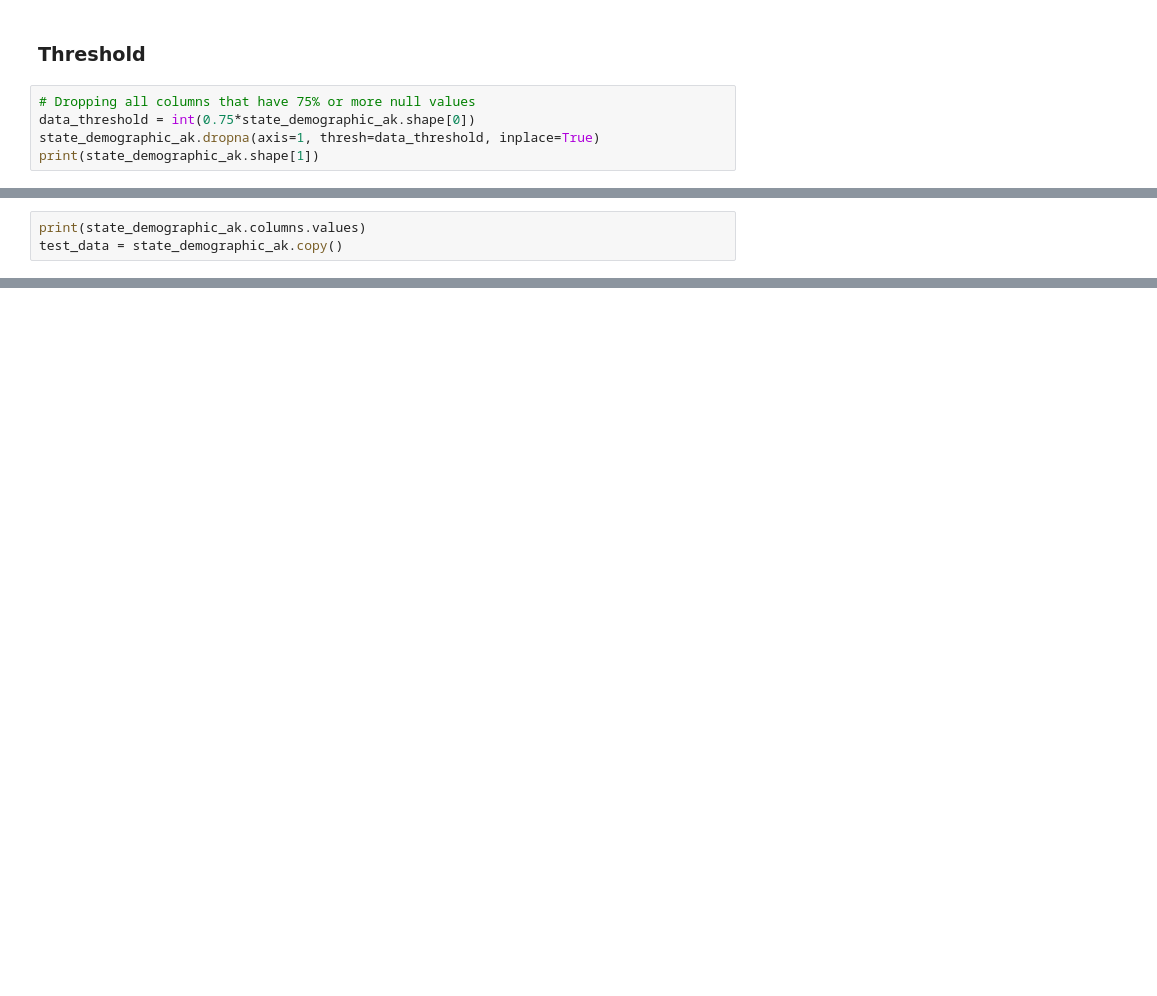
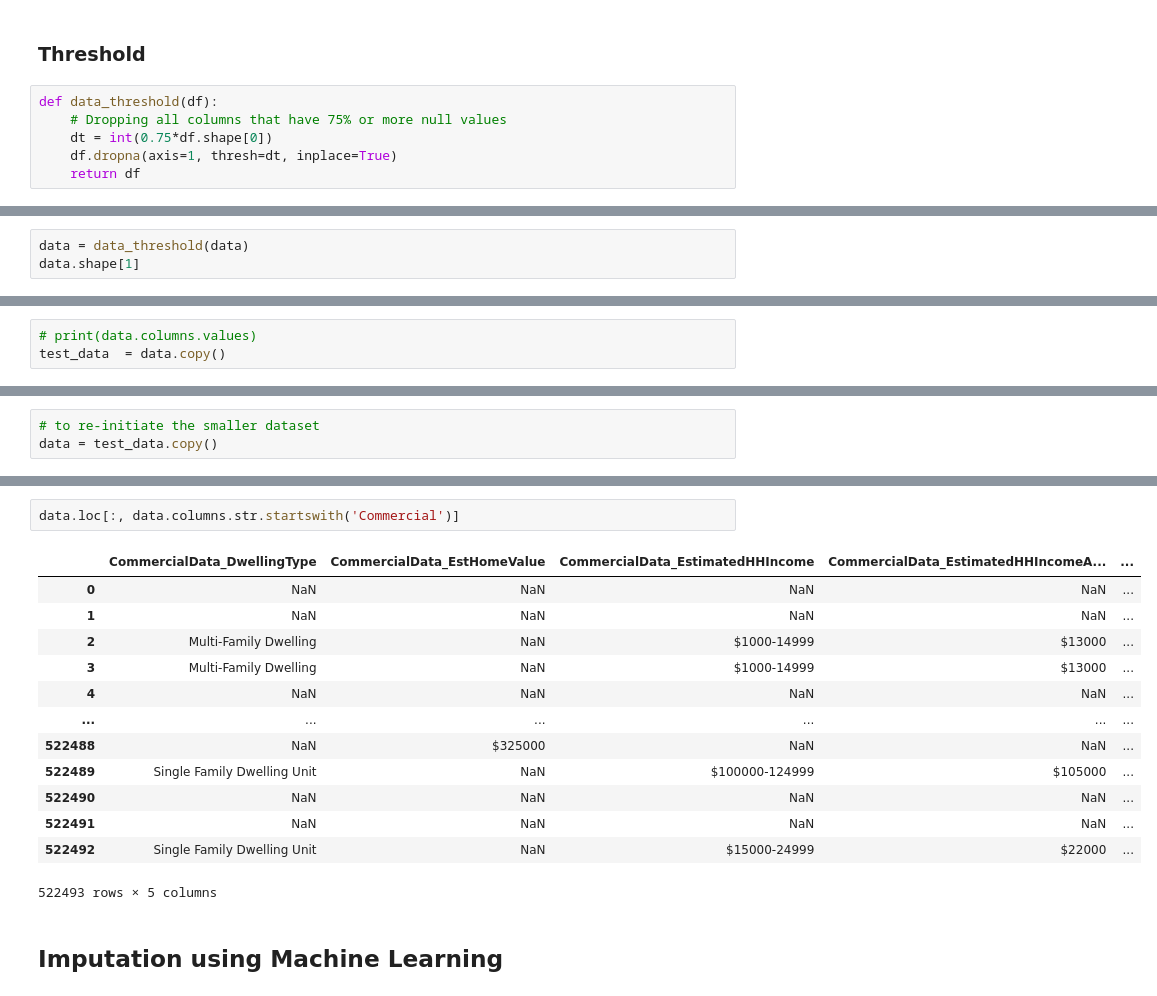
Before and after one commit to afnanhaq/political-data-builder, a Jupyter notebook: l2-political-general-subsetting-guide.ipynb, the cells around one changed output, grey strips where cells are left out. Drawn from its saved outputs; the diff is of its cells as text; blank space fills up the shorter version.

```diff
--- a/l2-political-general-subsetting-guide.ipynb
+++ b/l2-political-general-subsetting-guide.ipynb
@@ -320,7 +331,8 @@ print(state_demographic_ak.shape[1])
 # %% [markdown]
 ### Threshold
 # %%
-# Dropping all columns that have 75% or more null values
-data_threshold = int(0.75*state_demographic_ak.shape[0])
-state_demographic_ak.dropna(axis=1, thresh=data_threshold, inplace=True)
-print(state_demographic_ak.shape[1])
+def data_threshold(df):
+    # Dropping all columns that have 75% or more null values
+    dt = int(0.75*df.shape[0])
+    df.dropna(axis=1, thresh=dt, inplace=True)
+    return df
@@ -328,0 +339,3 @@ print(state_demographic_ak.shape[1])
+# %%
+data = data_threshold(data)
+data.shape[1]
@@ -329,3 +344,3 @@ print(state_demographic_ak.shape[1])
 # %%
-print(state_demographic_ak.columns.values)
-test_data = state_demographic_ak.copy()
+# print(data.columns.values)
+test_data  = data.copy()
@@ -351,0 +395,3 @@ test_data = state_demographic_ak.copy()
+# %%
+# to re-initiate the smaller dataset
+data = test_data.copy()
@@ -351,0 +420,18 @@ test_data = state_demographic_ak.copy()
+# %%
+data.loc[:, data.columns.str.startswith('Commercial')]
+# %% [output]
+|  | CommercialData_DwellingType | CommercialData_EstHomeValue | CommercialData_EstimatedHHIncome | CommercialData_EstimatedHHIncomeA... | ... |
+| 0 | NaN | NaN | NaN | NaN | ... |
+| 1 | NaN | NaN | NaN | NaN | ... |
+| 2 | Multi-Family Dwelling | NaN | $1000-14999 | $13000 | ... |
+| 3 | Multi-Family Dwelling | NaN | $1000-14999 | $13000 | ... |
+| 4 | NaN | NaN | NaN | NaN | ... |
+| ... | ... | ... | ... | ... | ... |
+| 522488 | NaN | $325000 | NaN | NaN | ... |
+| 522489 | Single Family Dwelling Unit | NaN | $100000-124999 | $105000 | ... |
+| 522490 | NaN | NaN | NaN | NaN | ... |
+| 522491 | NaN | NaN | NaN | NaN | ... |
+| 522492 | Single Family Dwelling Unit | NaN | $15000-24999 | $22000 | ... |
+522493 rows × 5 columns
+# %% [markdown]
+## Imputation using Machine Learning
```
Also changed, not shown: parts of 25 cells of this notebook.
